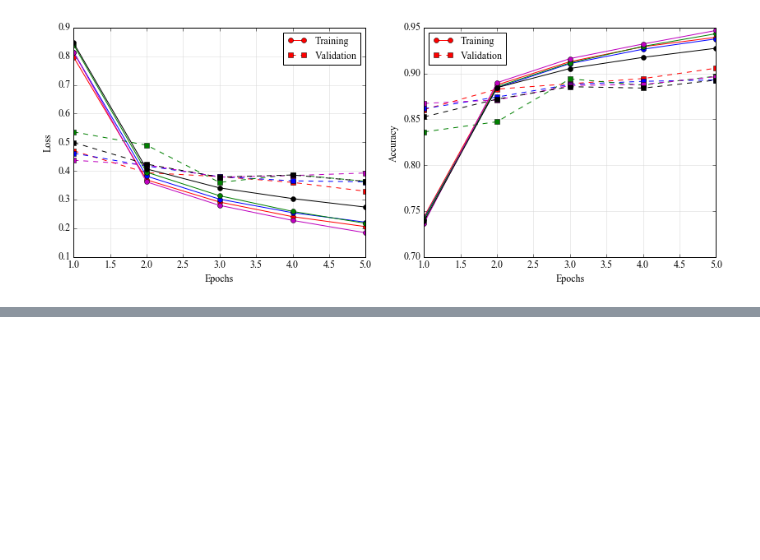
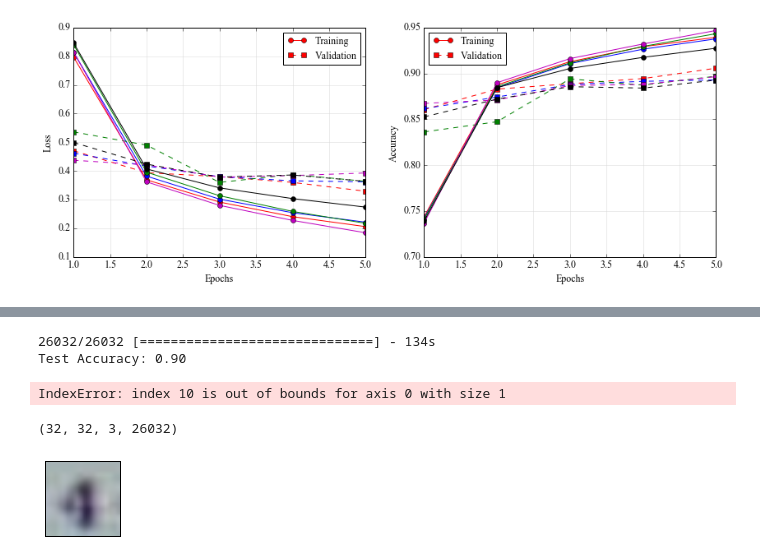
Before and after one commit to veeresht/MLNanoDegree, a Jupyter notebook: project5/SVHNDigit/notebooks/svhn_digit.ipynb, the cells around one changed output, grey strips where cells are left out. Cells and saved outputs as stored; diff of their text form; code cells hidden in the pictures; blank space fills up the shorter version.

Commit message:
Adding more NN models.

```diff
--- a/project5/SVHNDigit/notebooks/svhn_digit.ipynb
+++ b/project5/SVHNDigit/notebooks/svhn_digit.ipynb
@@ -416,0 +478,43 @@ plot_model_tuning_results(results_file)
+# %%
+from keras.utils import np_utils
+from SVHNDigit.models.cnn.model import LeNet5Mod
+
+lr = 0.08
+decay = 3e-3
+reg_factor = 5e-6
+dropout_param = 0.1
+momentum = 0.8
+
+model_define_params = {'reg_factor': reg_factor,
+                       'init': 'glorot_normal',
+                       'use_dropout': True,
+                       'dropout_param': dropout_param,
+                       'use_batchnorm': True}
+
+input_dim = (3, 32, 32)
+cnn = LeNet5Mod(model_define_params, input_dim)
+cnn.define(verbose=0)
+cnn.model.load_weights('../model_data/LeNet5Mod_9Epochs_1.h5')
+
+pred_y = cnn.model.predict_classes(test_X, batch_size=1024, verbose=1)
+print "Test Accuracy: %0.2f" % (np_utils.accuracy(pred_y, np.argmax(test_y, axis=1)))
+# %% [output]
+26032/26032 [==============================] - 134s
+Test Accuracy: 0.90
+# %%
+#print pred_y
+#print np.argmax(test_y, axis=1)
+
+i = 10
+print pred_y[i]
+print test_y[i]
+fig = plt.figure(figsize=[4, 4])
+
+plt.imshow(((test_X[i].T)*255.0).astype(int))
+plt.xticks([])
+plt.yticks([])
+
+plt.tight_layout()
+plt.show()
+# %% [output]
+IndexError: index 10 is out of bounds for axis 0 with size 1
@@ -416,0 +582,37 @@ plot_model_tuning_results(results_file)
+# %%
+
+import scipy.io as scipy_io
+
+import cv2
+
+data_dir = '../data'
+train_filename = 'train_32x32.mat'
+test_filename = 'test_32x32.mat'
+
+# Load SVHN Dataset (single digits)
+train_data = scipy_io.loadmat(data_dir + '/' + train_filename)
+test_data = scipy_io.loadmat(data_dir + '/' + test_filename)
+
+image_size = train_data['X'].shape[0]
+image_depth = train_data['X'].shape[2]
+
+train_X, train_y = train_data['X'], train_data['y']
+test_X, test_y = test_data['X'], test_data['y']
+
+#test_X = test_X.T
+
+print test_X.shape
+
+yuv_frames = cv2.cvtColor(test_X[:, :, :, 14], cv2.COLOR_BGR2YUV)
+
+dpi = 192.0
+xpixels, ypixels = 256, 256
+
+fig = plt.figure(figsize=(ypixels/dpi, xpixels/dpi), dpi=dpi)
+plt.imshow(test_X[:, :, :, 14])
+plt.xticks([])
+plt.yticks([])
+plt.show()
+# %% [output]
+(32, 32, 3, 26032)
+[figure, added]
```
Also changed, not shown: parts of 7 cells of this notebook, 3 other files.
